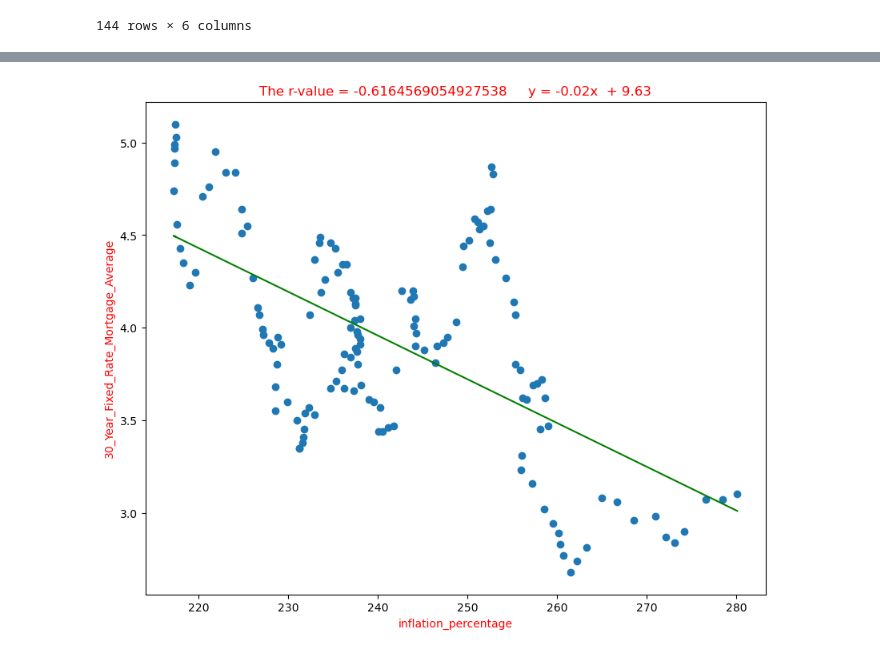
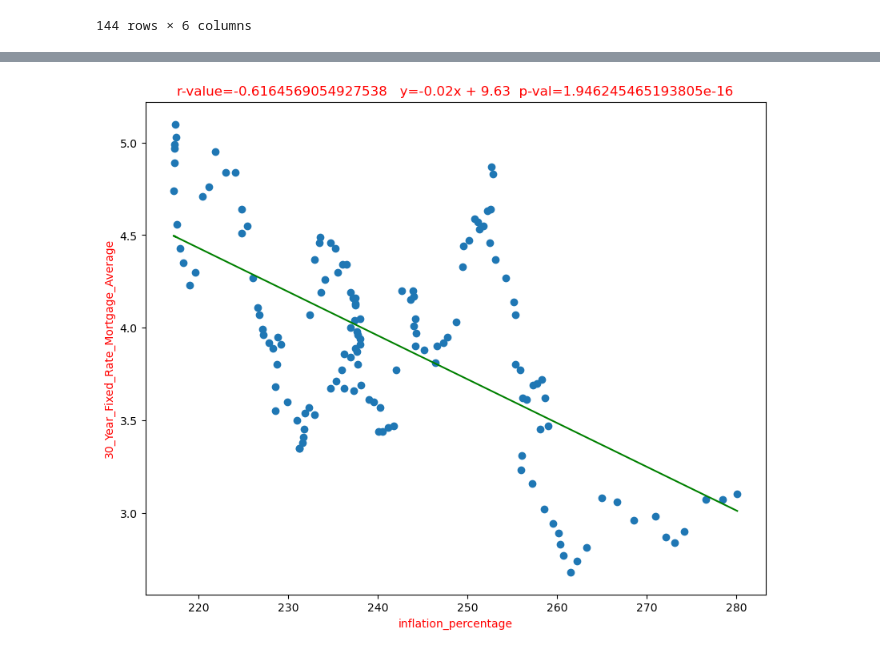
Before and after one commit to gusibis/main, a Jupyter notebook: project1.ipynb, the cells around one changed output, grey strips where cells are left out. Cells and saved outputs as stored; diff of their text form; code cells hidden in the pictures.

```diff
--- a/project1.ipynb
+++ b/project1.ipynb
@@ -82,8 +83,8 @@ else:
 ave_hourly_data.to_csv(filePath)
 ave_hourly_data.reset_index(level=None, drop=False, inplace=False, col_level=0, col_fill='')
 ave_hourly_data = ave_hourly_data.loc[:, ~ave_hourly_data.columns.str.contains('^Unnamed')]
-ave_hourly_data = ave_hourly_data.rename({"value":"hourly_hourly_earnings", "date":"Date"}, axis=1)
-ave_hourly_data = ave_hourly_data[["Date","hourly_hourly_earnings"]]
+ave_hourly_data = ave_hourly_data.rename({"value":"hourly_earnings", "date":"Date"}, axis=1)
+ave_hourly_data = ave_hourly_data[["Date","hourly_earnings"]]
 ave_hourly_data["Date"] = ave_hourly_data["Date"].str[:-3]
 # fred_data['Date'] = pd.to_datetime(fred_data["Date"].dt.strftime('%Y-%m'))
 fig, ax = plt.subplots(figsize=(20, 10))
@@ -94,7 +95,7 @@ ax.set_ylabel('AVERATE HOURLY RATE')
 ax.yaxis.set_major_locator(plt.MaxNLocator(40))
 ax.xaxis.set_major_locator(plt.MaxNLocator(20))
 # ax.plot(fred_data['Date'], fred_data['hourly_hourly_earnings'])
-ax.plot(ave_hourly_data['Date'][::-1], ave_hourly_data['hourly_hourly_earnings'][::-1])
+ax.plot(ave_hourly_data['Date'][::-1], ave_hourly_data['hourly_earnings'][::-1])
 plt.xticks(rotation = 65);  # Semicolon to hide the text output
 plt.savefig("./Resources/hourly_earnings.png")
 
@@ -309,18 +310,20 @@ df_merged
 def linearRegressionPlot(df_x_axis, df_y_axis, xlable, ylabel):
     scipy_linear_model = st.stats.linregress(df_x_axis, df_y_axis) # scipy_linear_model
     rvalue = scipy_linear_model[2]
-    text =   "   y = " +  str(round(scipy_linear_model[0], 2)) + "x  + " + str(round(scipy_linear_model[1], 2))
+    text =   "  y=" +  str(round(scipy_linear_model[0], 2)) + "x + " + str(round(scipy_linear_model[1], 2)) + "  p-val=" + str(scipy_linear_model[3])
     # print(scipy_linear_model)
     y_axiz = df_x_axis * scipy_linear_model[0] + scipy_linear_model[1]  # use slope and intercept from scipy_linear_model
     plt.scatter(df_x_axis, df_y_axis)
     plt.plot(df_x_axis, y_axiz ,color="g")
     plt.xlabel(str(xlable))
     plt.ylabel(ylabel)
-    plt.title("The r-value = " + str(rvalue) + "  " + text)
+    plt.title("r-value=" + str(rvalue) + " " + text)
     plt.rcParams["figure.figsize"] = [10, 8]
     plt.rcParams.update({'text.color': "red"})
     # plt.text(2, 40, "The r-value = " + str(rvalue) + "  " + text, fontsize = 12)
     return(plt)
 # Date	30Year_Fixed_Rate_Mortgage_Average	inflation_percentage	single_family_home_value	unemployment_rate	hourly_hourly_earnings
 linearRegressionPlot(df_merged['inflation_percentage'], df_merged['30_Year_Fixed_Rate_Mortgage_Average'], 'inflation_percentage', '30_Year_Fixed_Rate_Mortgage_Average')
+correlation = round(np.corrcoef(df_merged['inflation_percentage'],  df_merged['30_Year_Fixed_Rate_Mortgage_Average'])[1][0], 3)
+correlation
 # %% [output]
@@ -328 +331 @@ linearRegressionPlot(df_merged['inflation_percentage'], df_merged['30_Year_Fixed
-[figure, old version]
+[figure, new version]
```
Also changed, not shown: parts of 22 cells of this notebook, 15 other files.
